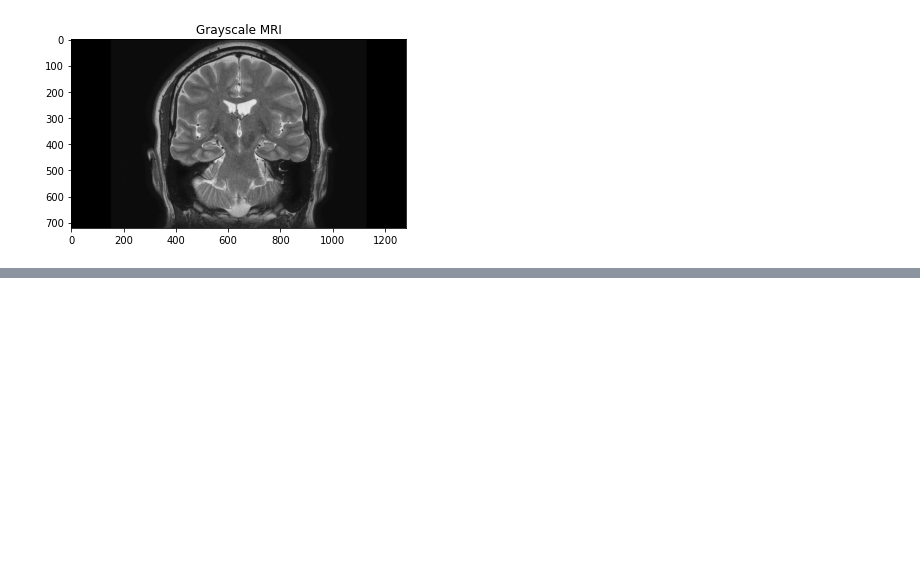
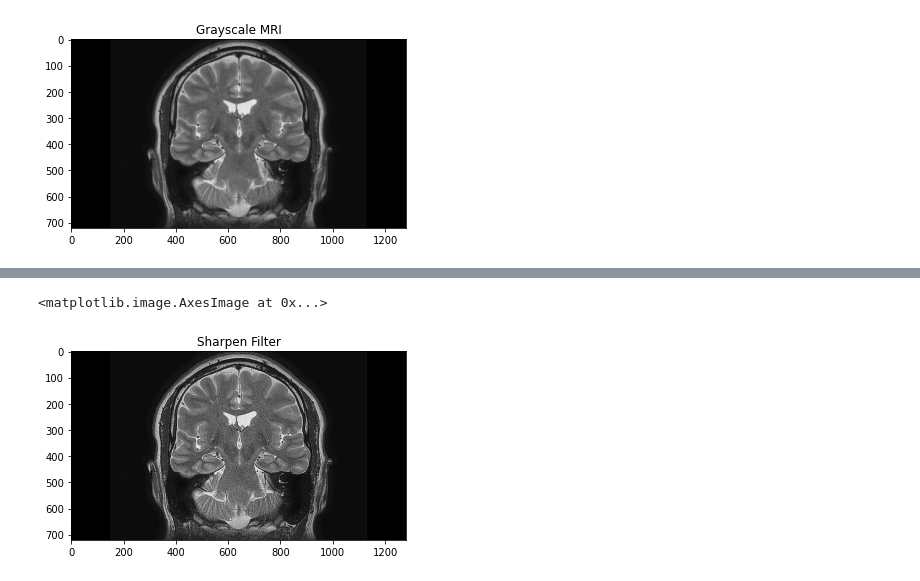
Before and after one commit to alexrayu/vfu, a Jupyter notebook: computer_vision/exam2_filters.ipynb, the cells around one changed output, grey strips where cells are left out. Drawn from its saved outputs; the diff is of its cells as text; code cells hidden in the pictures; blank space fills up the shorter version.

```diff
--- a/computer_vision/exam2_filters.ipynb
+++ b/computer_vision/exam2_filters.ipynb
@@ -18,0 +33,9 @@ Dim: 1280x720
+# %%
+kernel = np.array([[-1, -1, -1], [-1, 9, -1], [-1, -1, -1]])
+sharpen_img = cv2.filter2D(img, 0, kernel)
+plt.figure()
+plt.title('Sharpen Filter')
+plt.imshow(sharpen_img, cmap="gray")
+# %% [output]
+<matplotlib.image.AxesImage at 0x...>
+[figure, added]
```
Also changed, not shown: parts of 10 cells of this notebook.
